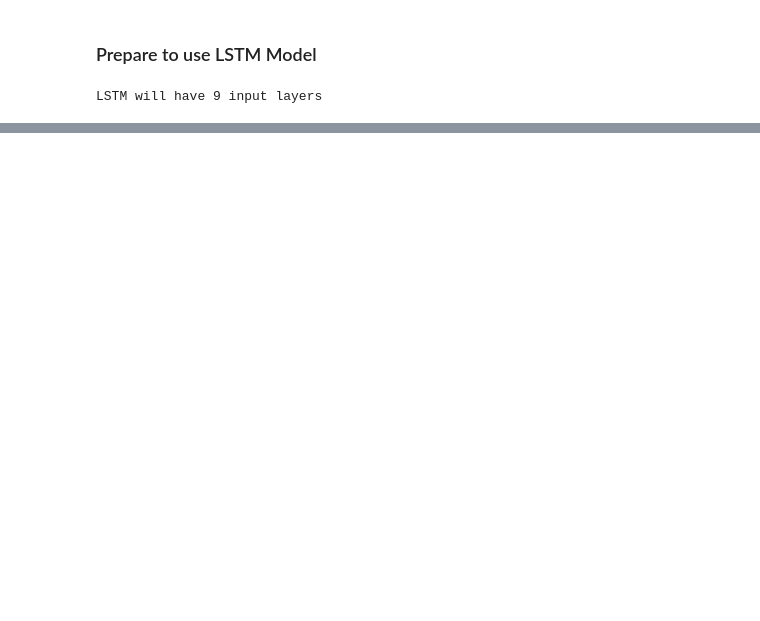
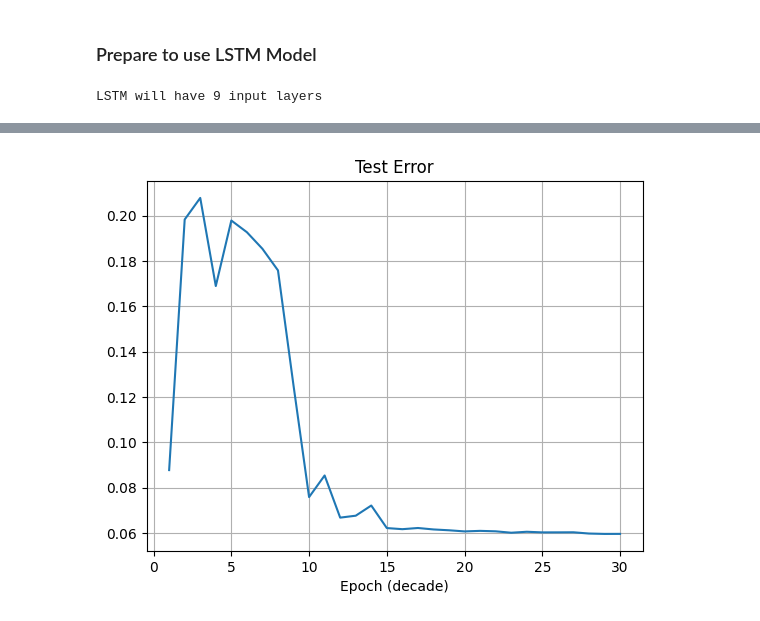
Before and after one commit to dillonallen92/CSUF-Project-Code, a Jupyter notebook: Project/code/notebooks/aug21_testing_notebook.ipynb, the cells around one changed output, grey strips where cells are left out. Saved outputs shown, nothing was run; the diff lists cells and outputs as text; code cells hidden in the pictures; blank space fills up the shorter version.

```diff
--- a/Project/code/notebooks/aug21_testing_notebook.ipynb
+++ b/Project/code/notebooks/aug21_testing_notebook.ipynb
@@ -290,0 +302,7 @@ plt.show()
+# %%
+plt.plot(np.linspace(1, len(h['test_loss']), len(h['test_loss'])), h['test_loss'])
+plt.title("Test Error")
+plt.xlabel("Epoch (decade)")
+plt.grid(True)
+# %% [output]
+[figure, added]
```
Also changed, not shown: parts of 12 cells of this notebook.
